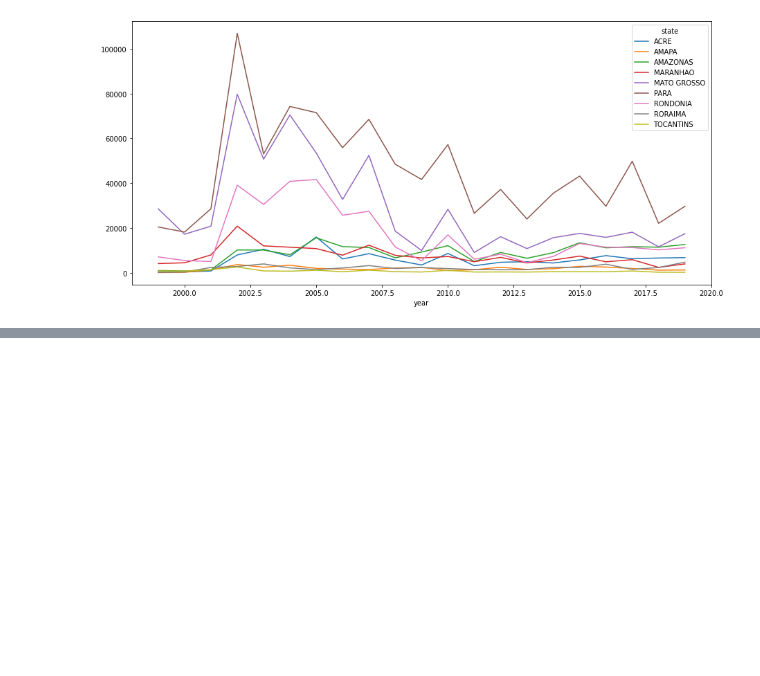
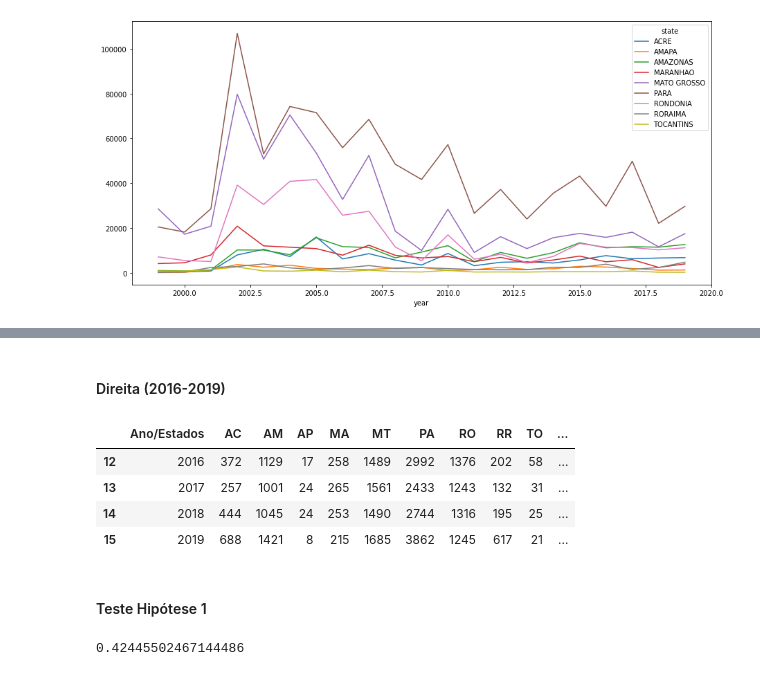
Before and after one commit to thiagomrs/icd2021projetoFinal, a Jupyter notebook: DesmatamentoDaAmazônia.ipynb, the cells around one changed output, grey strips where cells are left out. Drawn from its saved outputs; the diff is of its cells as text; code cells hidden in the pictures; blank space fills up the shorter version.

```diff
--- a/DesmatamentoDaAmazônia.ipynb
+++ b/DesmatamentoDaAmazônia.ipynb
@@ -454,0 +491,5 @@ amazon_fires_df.groupby(['year','state'])['firespots'].sum().unstack().plot(ax=a
+# %%
+r, l = def_area_df['Ano/Estados'] <= 2018, def_area_df['Ano/Estados'] >= 2016
+indexes = r & l
+df_temer = def_area_df[indexes]
+df_temer.head(10)
@@ -454,0 +504,3 @@ amazon_fires_df.groupby(['year','state'])['firespots'].sum().unstack().plot(ax=a
+# %%
+df_bolsonaro = def_area_df[def_area_df['Ano/Estados'] >= 2019]
+df_bolsonaro.head(10)
@@ -454,0 +527,32 @@ amazon_fires_df.groupby(['year','state'])['firespots'].sum().unstack().plot(ax=a
+# %% [markdown]
+#### Direita (2016-2019)
+# %%
+df_direita = df_temer.append(df_bolsonaro)
+df_direita.head(10)
+# %% [output]
+|  | Ano/Estados | AC | AM | AP | MA | MT | PA | RO | RR | TO | ... |
+| 12 | 2016 | 372 | 1129 | 17 | 258 | 1489 | 2992 | 1376 | 202 | 58 | ... |
+| 13 | 2017 | 257 | 1001 | 24 | 265 | 1561 | 2433 | 1243 | 132 | 31 | ... |
+| 14 | 2018 | 444 | 1045 | 24 | 253 | 1490 | 2744 | 1316 | 195 | 25 | ... |
+| 15 | 2019 | 688 | 1421 | 8 | 215 | 1685 | 3862 | 1245 | 617 | 21 | ... |
+# %% [markdown]
+#### Teste Hipótese 1
+# %%
+size_esq = len(df_esquerda['AMZ LEGAL'])
+media_esq = df_esquerda['AMZ LEGAL'].mean()
+desvio_esq = df_esquerda['AMZ LEGAL'].std()
+
+size_dir =len(df_direita['AMZ LEGAL'])
+media_dir = df_direita['AMZ LEGAL'].mean()
+desvio_dir = df_direita['AMZ LEGAL'].std()
+
+# uso de sp pois as médias são independentes (anos diferentes)
+sp = np.sqrt(((size_esq - 1) * media_esq**2 + (size_dir - 1 ) * media_dir**2)
+             / (size_esq + size_dir -2))
+
+# uso de t ao invés de z pois número de amostras menor que 30
+t = (media_esq - media_dir) / (sp * np.sqrt((1 / size_esq) + (1 / size_dir)))
+
+t
+# %% [output]
+0.42445502467144486
```
Also changed, not shown: parts of 14 cells of this notebook, 5 other files.
